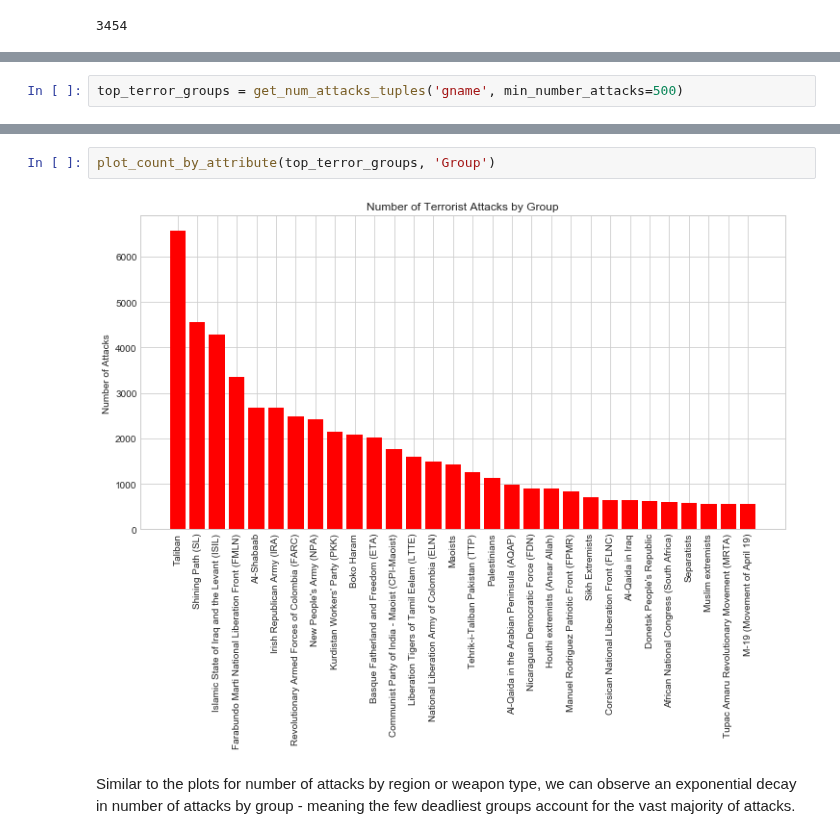
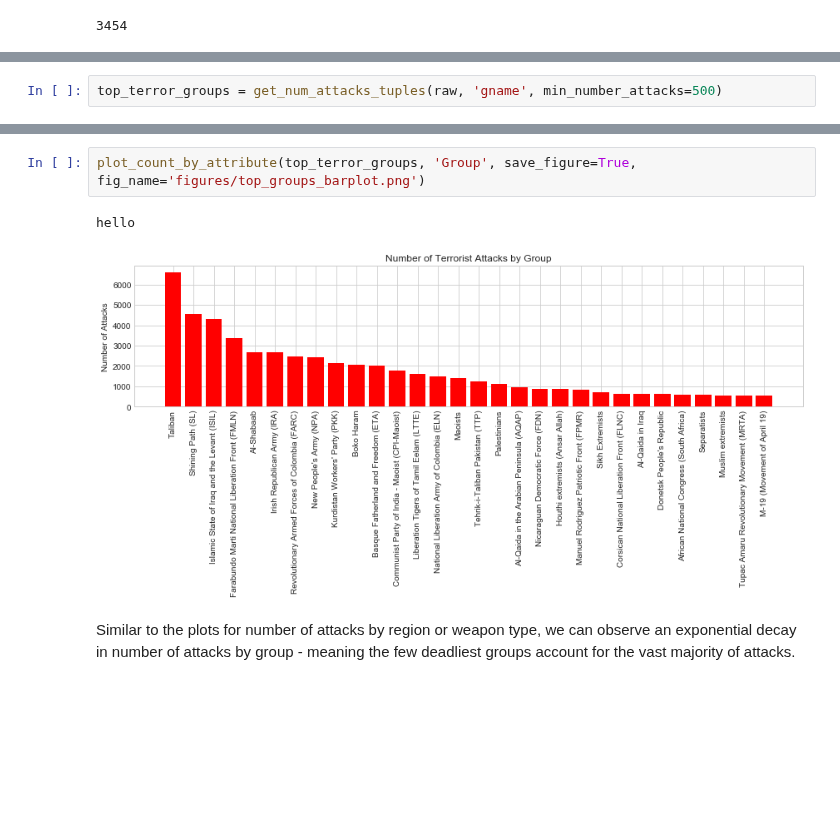
Before and after one commit to jacobakh/ML4CT, a Jupyter notebook: counter_terrorism_nb1.ipynb, the cells around one changed output, grey strips where cells are left out. Drawn from its saved outputs; the diff is of its cells as text; blank space fills up the shorter version.

```diff
--- a/counter_terrorism_nb1.ipynb
+++ b/counter_terrorism_nb1.ipynb
@@ -187,2 +100,2 @@ len(raw['gname'].unique())
 # %%
-top_terror_groups = get_num_attacks_tuples('gname', min_number_attacks=500)
+top_terror_groups = get_num_attacks_tuples(raw, 'gname', min_number_attacks=500)
@@ -207,7 +102,8 @@ top_terror_groups = get_num_attacks_tuples('gname', min_number_attacks=500)
 # %%
-plot_count_by_attribute(top_terror_groups, 'Group')
+plot_count_by_attribute(top_terror_groups, 'Group', save_figure=True, fig_name='figures/top_groups_barplot.png')
 # %% [output]
+hello
-[figure, old version]
+[figure, new version]
 # %% [markdown]
 Similar to the plots for number of attacks by region or weapon type, we can observe an exponential decay in number of attacks by group - meaning the few deadliest groups account for the vast majority of attacks.
 # %% [markdown]
```
Also changed, not shown: parts of 18 cells of this notebook, 2 other files.
